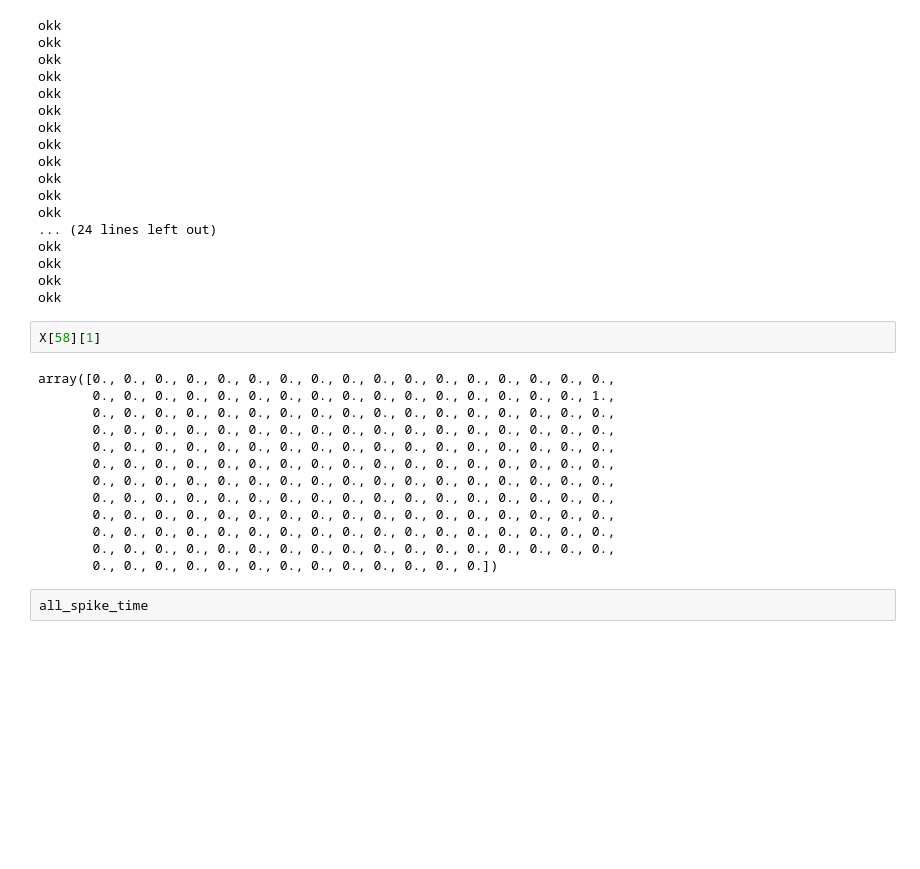
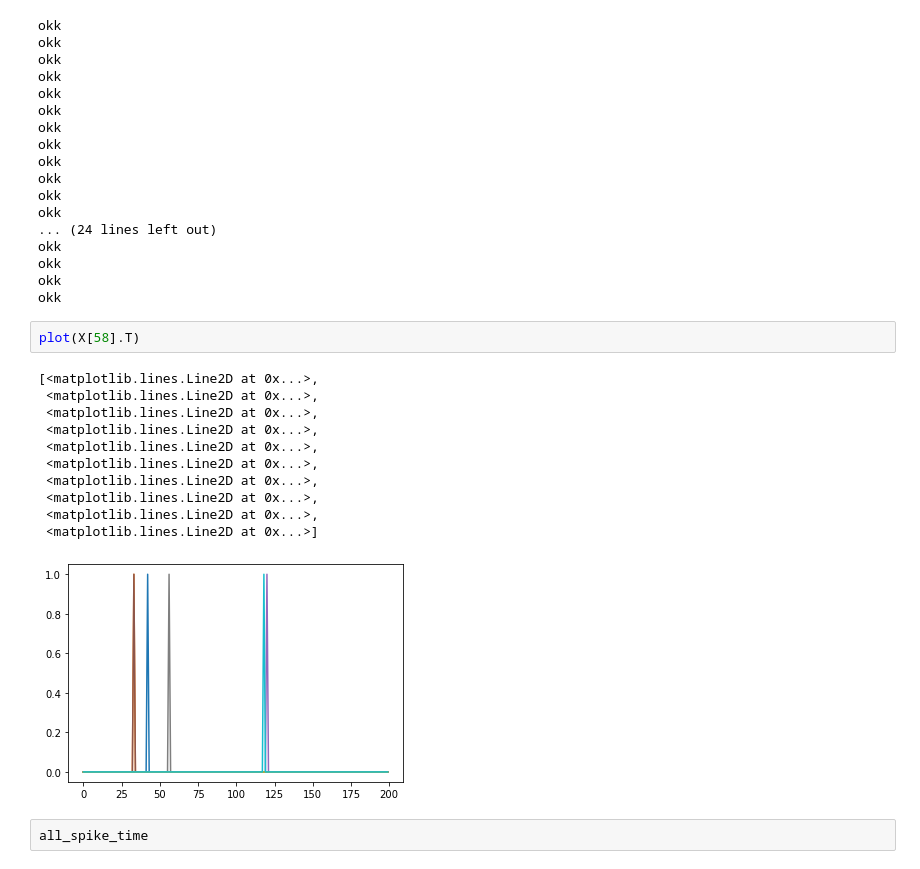
Before and after one commit to camillebesnainou/2022-01-10-polychrony, a Jupyter notebook: 2022-03-02-herewegoagain.ipynb, the cells around one changed output. Drawn from its saved outputs; the diff is of its cells as text; blank space fills up the shorter version.

```diff
--- a/2022-03-02-herewegoagain.ipynb
+++ b/2022-03-02-herewegoagain.ipynb
@@ -200,20 +200,19 @@ okk
 okk
 okk
 # %%
-X[58][1]
+plot(X[58].T)
 # %% [output]
-array([0., 0., 0., 0., 0., 0., 0., 0., 0., 0., 0., 0., 0., 0., 0., 0., 0.,
-       0., 0., 0., 0., 0., 0., 0., 0., 0., 0., 0., 0., 0., 0., 0., 0., 1.,
-       0., 0., 0., 0., 0., 0., 0., 0., 0., 0., 0., 0., 0., 0., 0., 0., 0.,
-       0., 0., 0., 0., 0., 0., 0., 0., 0., 0., 0., 0., 0., 0., 0., 0., 0.,
-       0., 0., 0., 0., 0., 0., 0., 0., 0., 0., 0., 0., 0., 0., 0., 0., 0.,
-       0., 0., 0., 0., 0., 0., 0., 0., 0., 0., 0., 0., 0., 0., 0., 0., 0.,
-       0., 0., 0., 0., 0., 0., 0., 0., 0., 0., 0., 0., 0., 0., 0., 0., 0.,
-       0., 0., 0., 0., 0., 0., 0., 0., 0., 0., 0., 0., 0., 0., 0., 0., 0.,
-       0., 0., 0., 0., 0., 0., 0., 0., 0., 0., 0., 0., 0., 0., 0., 0., 0.,
-       0., 0., 0., 0., 0., 0., 0., 0., 0., 0., 0., 0., 0., 0., 0., 0., 0.,
-       0., 0., 0., 0., 0., 0., 0., 0., 0., 0., 0., 0., 0., 0., 0., 0., 0.,
-       0., 0., 0., 0., 0., 0., 0., 0., 0., 0., 0., 0., 0.])
+[<matplotlib.lines.Line2D at 0x...>,
+ <matplotlib.lines.Line2D at 0x...>,
+ <matplotlib.lines.Line2D at 0x...>,
+ <matplotlib.lines.Line2D at 0x...>,
+ <matplotlib.lines.Line2D at 0x...>,
+ <matplotlib.lines.Line2D at 0x...>,
+ <matplotlib.lines.Line2D at 0x...>,
+ <matplotlib.lines.Line2D at 0x...>,
+ <matplotlib.lines.Line2D at 0x...>,
+ <matplotlib.lines.Line2D at 0x...>]
+[figure, added]
 # %%
 all_spike_time
 # %% [markdown]
```
Also changed, not shown: parts of 2 cells of this notebook.
